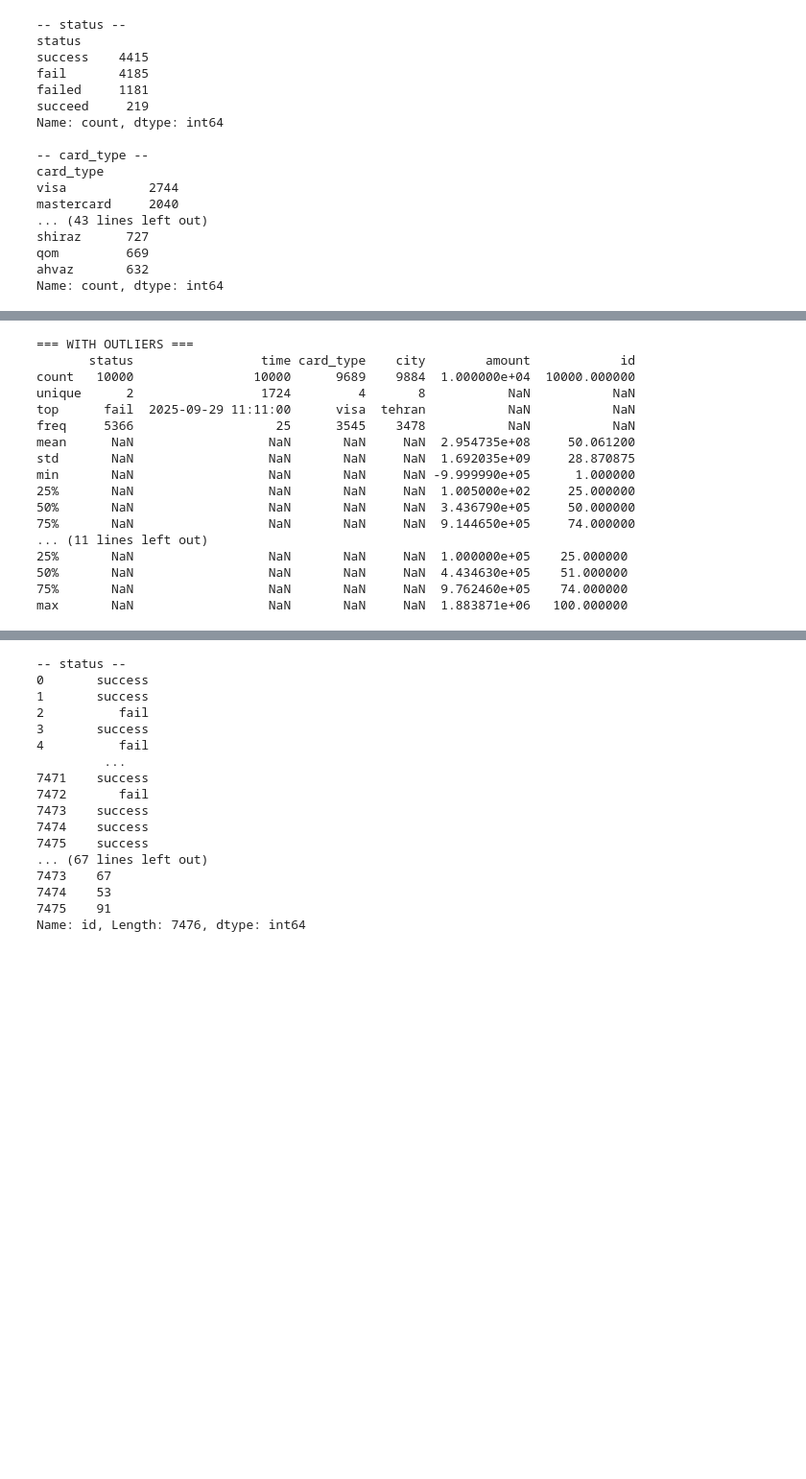
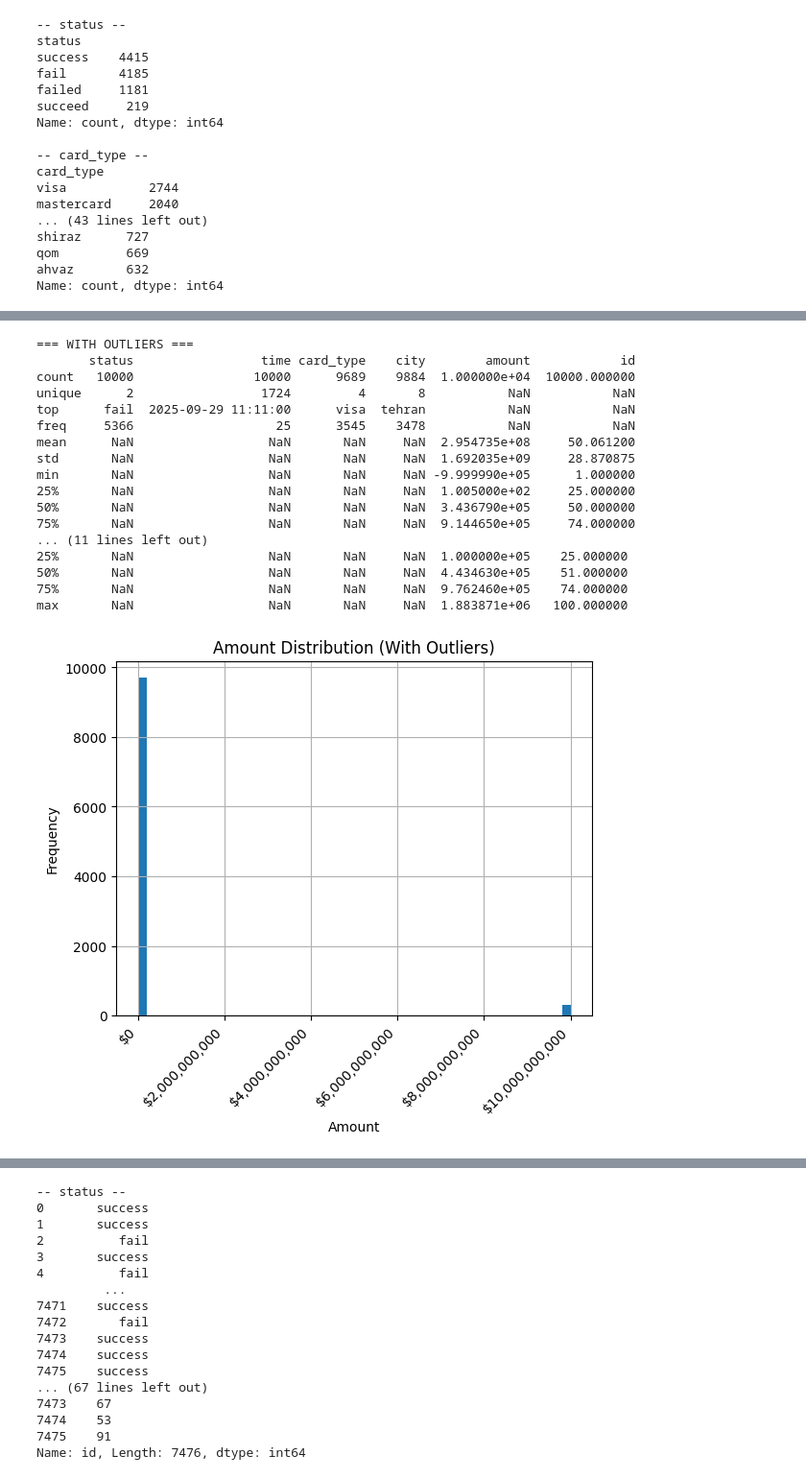
Before and after one commit to cataylor5/CSC405-Group-Project, a Jupyter notebook: src/Code.ipynb, the cells around one changed output, grey strips where cells are left out. Shown at 96% size. Cells and saved outputs as stored; diff of their text form; code cells hidden in the pictures; blank space fills up the shorter version.

Commit message:
Added more figures

```diff
--- a/src/Code.ipynb
+++ b/src/Code.ipynb
@@ -2,6 +2,7 @@
 import pandas as pd
 import numpy as np
 import matplotlib.pyplot as plt
+import matplotlib.ticker as mtick
 
 df_raw = pd.read_csv("../data/trx-10k.csv")
 df_raw_original = df_raw.copy()
@@ -62,7 +63,7 @@ for i, col in enumerate(cols):
     axes[1, i].set_title(f"{col} — cleaned")
 
 plt.tight_layout()
-plt.savefig('../figures/pieCharts')
+plt.savefig('../figures/Cleaning/pieCharts')
 plt.show()
 
 #allow no wrap for describe
@@ -73,11 +74,34 @@ pd.set_option('display.max_colwidth', None)
 print("\n=== WITH OUTLIERS ===")
 print(df_raw.describe(include='all'))
 
-df_no_outliers = df_raw[df_raw["amount"] < 999999999]
-df_no_outliers = df_no_outliers[df_no_outliers["amount"] >= 0]
+df_no_outliers = df_raw[(df_raw["amount"] < 1e9) & (df_raw["amount"] >= 0)]
 
 print("\n=== WITHOUT OUTLIERS ===")
 print(df_no_outliers.describe(include='all'))
+
+plt.figure()
+ax = df_raw["amount"].hist(bins=50)
+plt.title("Amount Distribution (With Outliers)")
+plt.xlabel("Amount")
+plt.ylabel("Frequency")
+
+ax.xaxis.set_major_formatter(mtick.StrMethodFormatter('${x:,.0f}'))
+plt.xticks(rotation=45, ha='right')
+
+plt.savefig('../figures/Cleaning/withOutliers')
+plt.show()
+
+plt.figure()
+ax = df_no_outliers["amount"].hist(bins=50)
+plt.title("Amount Distribution (Without Outliers)")
+plt.xlabel("Amount")
+plt.ylabel("Frequency")
+
+ax.xaxis.set_major_formatter(mtick.StrMethodFormatter('${x:,.0f}'))
+plt.xticks(rotation=45, ha='right')
+
+plt.savefig('../figures/Cleaning/withoutOutliers')
+plt.show()
 # %% [output]
 -- status --
 status
@@ -87,30 +111,31 @@ failed     1181
 succeed     219
 Name: count, dtype: int64
 
 -- card_type --
 card_type
 visa           2744
 mastercard     2040
 ... (43 lines left out)
 shiraz      727
 qom         669
 ahvaz       632
 Name: count, dtype: int64
 [figure]
 === WITH OUTLIERS ===
        status                 time card_type    city        amount            id
 count   10000                10000      9689    9884  1.000000e+04  10000.000000
 unique      2                 1724         4       8           NaN           NaN
 top      fail  2025-09-29 11:11:00      visa  tehran           NaN           NaN
 freq     5366                   25      3545    3478           NaN           NaN
 mean      NaN                  NaN       NaN     NaN  2.954735e+08     50.061200
 std       NaN                  NaN       NaN     NaN  1.692035e+09     28.870875
 min       NaN                  NaN       NaN     NaN -9.999990e+05      1.000000
 25%       NaN                  NaN       NaN     NaN  1.005000e+02     25.000000
 50%       NaN                  NaN       NaN     NaN  3.436790e+05     50.000000
 75%       NaN                  NaN       NaN     NaN  9.144650e+05     74.000000
 ... (11 lines left out)
 25%       NaN                  NaN       NaN     NaN  1.000000e+05    25.000000
 50%       NaN                  NaN       NaN     NaN  4.434630e+05    51.000000
 75%       NaN                  NaN       NaN     NaN  9.762460e+05    74.000000
 max       NaN                  NaN       NaN     NaN  1.883871e+06   100.000000
+[figure, added]
```
Also changed, not shown: parts of 3 cells of this notebook, 3 other files.
